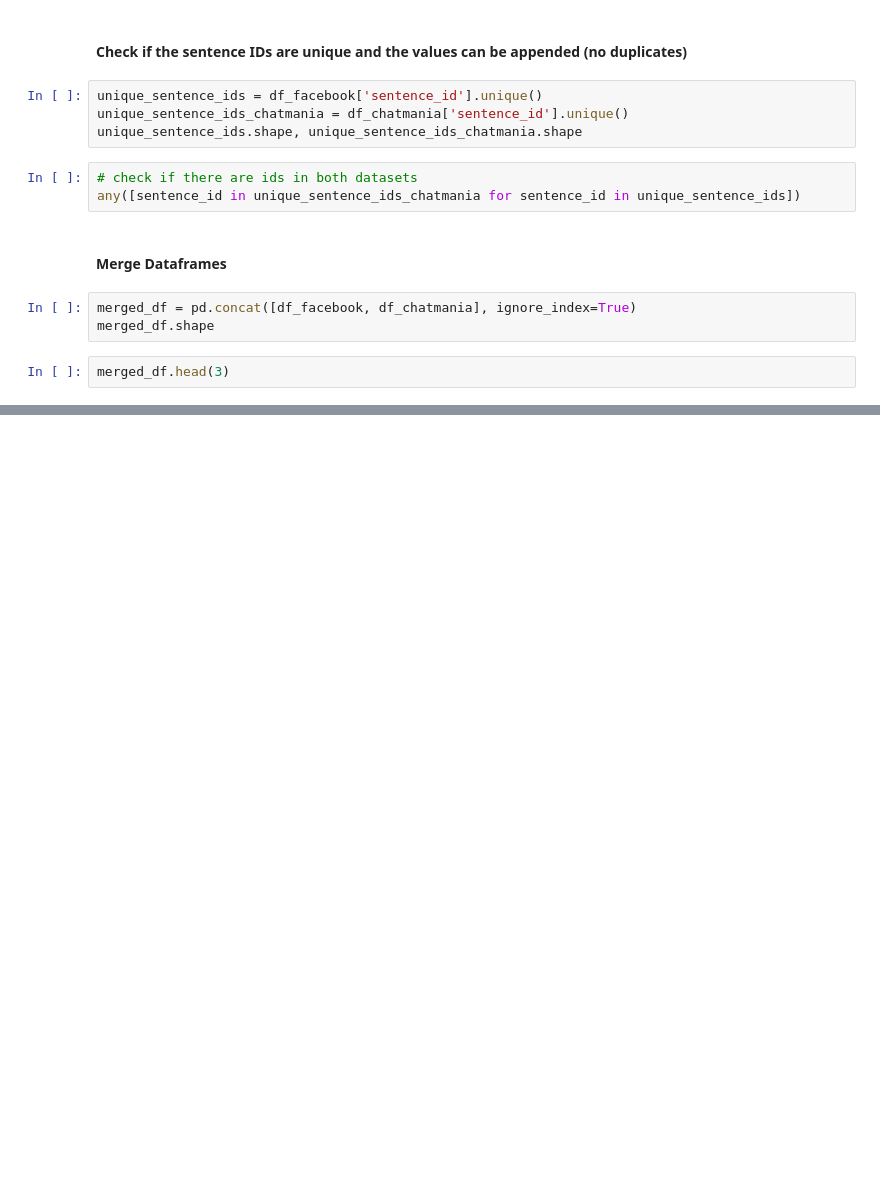
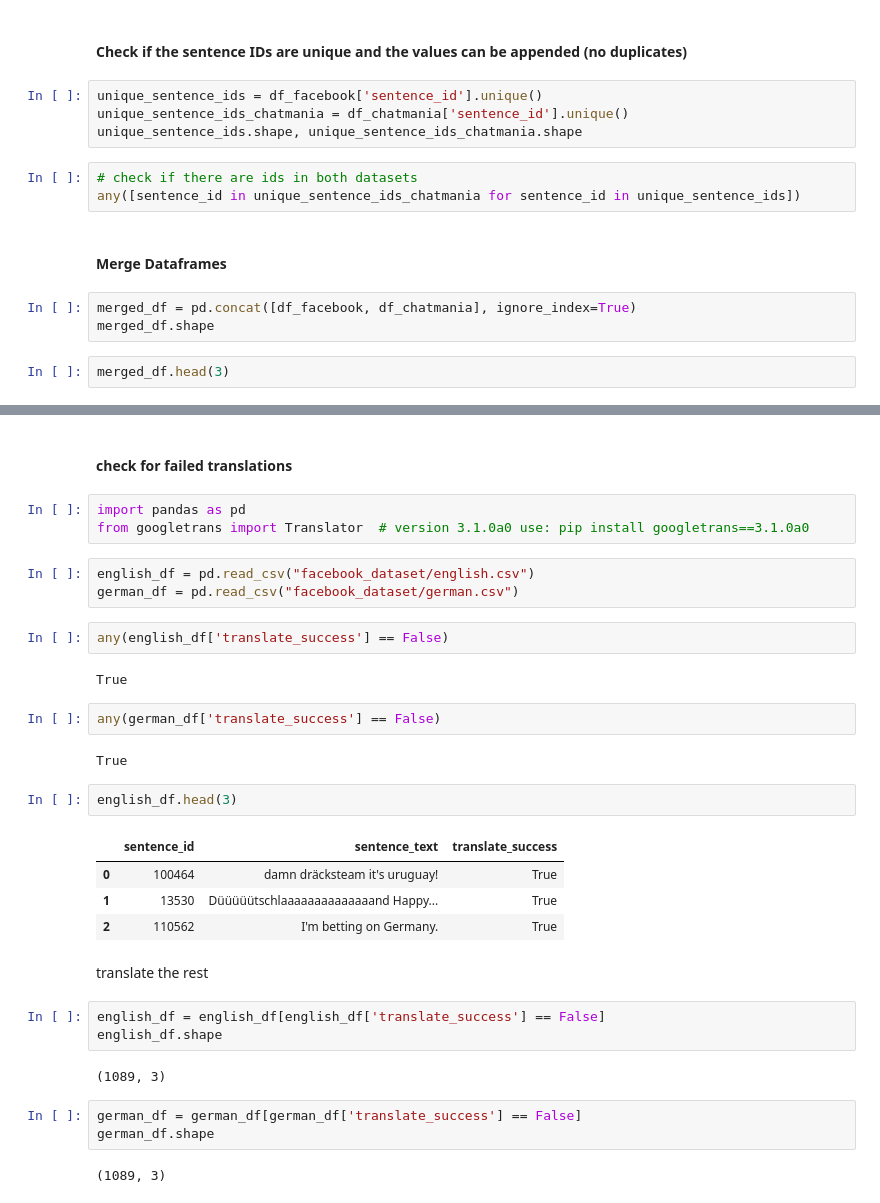
Before and after one commit to glaand/cds-21-4-nlp-l1, a Jupyter notebook: Alex.ipynb, the cells around one changed output, grey strips where cells are left out. Drawn from its saved outputs; the diff is of its cells as text; blank space fills up the shorter version.

Commit message:
translated failed translations

```diff
--- a/Alex.ipynb
+++ b/Alex.ipynb
@@ -249,0 +226,35 @@ print(f"Failed translations: {len(failed_translations_indexes)}")
+# %% [markdown]
+#### check for failed translations
+# %%
+import pandas as pd
+from googletrans import Translator  # version 3.1.0a0 use: pip install googletrans==3.1.0a0
+# %%
+english_df = pd.read_csv("facebook_dataset/english.csv")
+german_df = pd.read_csv("facebook_dataset/german.csv")
+# %%
+any(english_df['translate_success'] == False)
+# %% [output]
+True
+# %%
+any(german_df['translate_success'] == False)
+# %% [output]
+True
+# %%
+english_df.head(3)
+# %% [output]
+|  | sentence_id | sentence_text | translate_success |
+| 0 | 100464 | damn dräcksteam it's uruguay! | True |
+| 1 | 13530 | Düüüüütschlaaaaaaaaaaaaaand Happy... | True |
+| 2 | 110562 | I'm betting on Germany. | True |
+# %% [markdown]
+translate the rest
+# %%
+english_df = english_df[english_df['translate_success'] == False]
+english_df.shape
+# %% [output]
+(1089, 3)
+# %%
+german_df = german_df[german_df['translate_success'] == False]
+german_df.shape
+# %% [output]
+(1089, 3)
```
Also changed, not shown: parts of 13 cells of this notebook, 2 other files.
